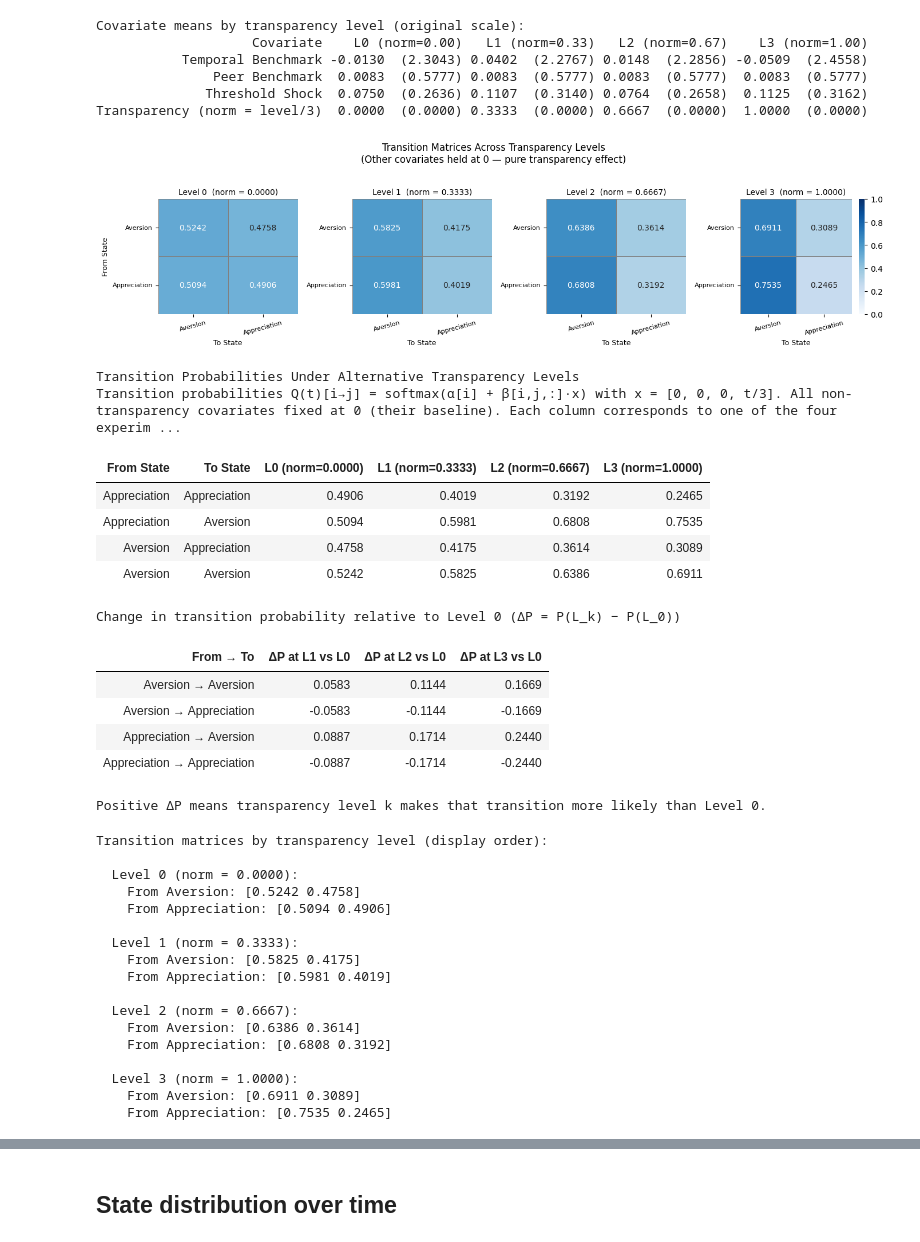
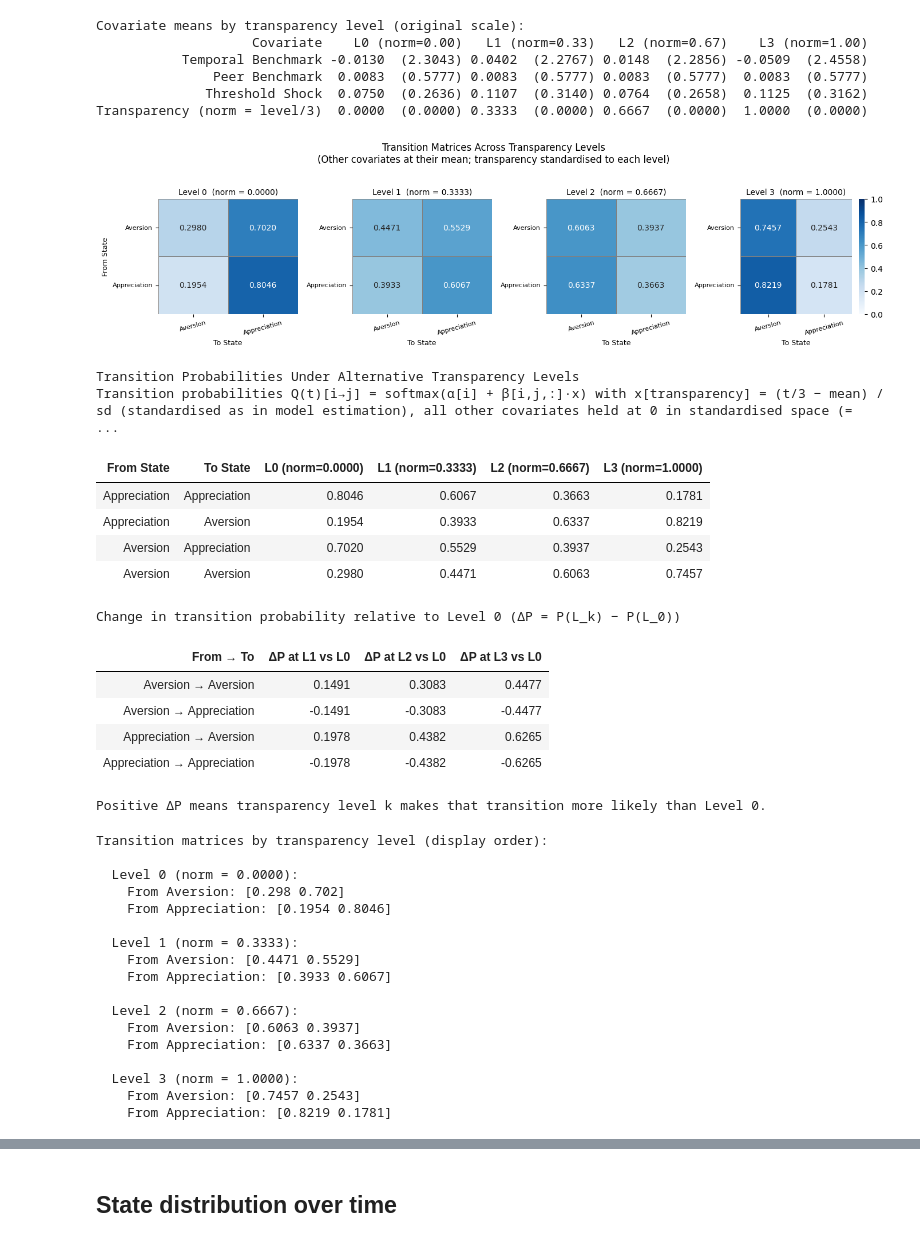
Before and after one commit to kaki1995/Triadic-Human-AI-Delegation, a Jupyter notebook: data_analysis/results_analysis_4 covariates.ipynb, the cells around one changed output, grey strips where cells are left out. Cells and saved outputs as stored; diff of their text form; code cells hidden in the pictures.

```diff
--- a/data_analysis/results_analysis_4 covariates.ipynb
+++ b/data_analysis/results_analysis_4 covariates.ipynb
@@ -1487,13 +1487,12 @@ Transparency (norm = level/3)  0.0000  (0.0000) 0.3333  (0.0000) 0.6667  (0.0000
 # Transition Probabilities Under Alternative Transparency Levels
 #
 #   For each transparency level t ∈ {0, 1, 2, 3}:
-#     x = [0, 0, 0, t/3]   (other covariates held at 0)
+#     t_norm = t / 3.0   (raw normalized value)
+#     x[t_idx] = (t_norm - x_sc.mean_[t_idx]) / x_sc.scale_[t_idx]
+#               (standardised, as the model was fit on standardised X)
+#     Other covariates held at 0 in standardised space (= their mean).
 #     logits[i,j] = α[i,j] + Σ_p β[i,j,p] * x[p]
-#               = α[i,j] + β[i,j,3] * (t/3)
 #     Q(t)[i,:] = softmax(logits[i,:])
-#
-#   This isolates the pure transparency-level effect on
-#   state transitions (all other covariates at their baseline =0).
 # ============================================================
 
 import numpy as np
@@ -1512,6 +1511,10 @@ _P     = _beta.shape[2]
 # Covariate index for transparency_level_norm (always last = P-1)
 _t_idx = _P - 1
 
+# Standardisation parameters for transparency_level_norm
+_t_mean  = float(x_sc.mean_[_t_idx])
+_t_scale = float(x_sc.scale_[_t_idx])
+
 # State labels in display order
 _labels = [label_map[s] for s in state_order_1idx]
 
@@ -1523,7 +1526,7 @@ trans_matrices = {}                  # keyed by raw level integer
 
 for t_raw, t_norm in zip(transparency_levels, transparency_norm):
     x = np.zeros(_P)
-    x[_t_idx] = t_norm              # only transparency varies; rest = 0
+    x[_t_idx] = (t_norm - _t_mean) / _t_scale   # standardised value
 
     Q_t = np.zeros((_J, _J))
     for i in range(_J):
@@ -1568,7 +1571,7 @@ for ax, t_raw in zip(axes, transparency_levels):
 
 fig.suptitle(
     "Transition Matrices Across Transparency Levels\n"
-    "(Other covariates held at 0 — pure transparency effect)",
+    "(Other covariates at their mean; transparency standardised to each level)",
     fontsize=12, y=1.03
 )
 plt.tight_layout()
@@ -1609,10 +1612,10 @@ html_parts = []
 html_parts.append(
     "<h4>Transition Probabilities Under Alternative Transparency Levels</h4>"
     "<p style='font-size:0.85em;color:#555;'>"
-    "Transition probabilities Q(t)[i→j] = softmax(α[i] + β[i,j,:]·x) "
-    "with x = [0, 0, 0, t/3]. All non-transparency covariates fixed at 0 "
-    "(their baseline). Each column corresponds to one of the four "
-    "experimental transparency levels.</p>"
+    "Transition probabilities Q(t)[i→j] = softmax(α[i] + β[i,j,:]·x) with "
+    "x[transparency] = (t/3 − mean) / sd (standardised as in model estimation), "
+    "all other covariates held at 0 in standardised space (= their sample mean). "
+    "Each column corresponds to one of the four experimental transparency levels.</p>"
 )
 html_parts.append(
     pivot_trans.to_html(index=False, border=1, classes="table table-sm")
@@ -1645,62 +1648,62 @@ for pair in pair_labels:
     changes_data.append(r)
 
 changes_df = pd.DataFrame(changes_data)
 
 html_parts.append(
     "<br><b>Change in transition probability relative to Level 0 (ΔP = P(L_k) − P(L_0))</b>"
 )
 html_parts.append(
     changes_df.to_html(index=False, border=1, classes="table table-sm", na_rep="–")
 )
 html_parts.append(
     "<p style='font-size:0.80em;color:#888;'>"
     "Positive ΔP means transparency level k makes that transition more likely "
     "than Level 0.</p>"
 )
 
 display(HTML("\n".join(html_parts)))
 
 # Quick console summary
 print("\nTransition matrices by transparency level (display order):")
 for t_raw in transparency_levels:
     Q_t = trans_matrices[t_raw]
     Q_disp = Q_t[np.ix_(
         [s - 1 for s in state_order_1idx],
         [s - 1 for s in state_order_1idx]
     )]
     print(f"\n  Level {t_raw} (norm = {t_raw/3:.4f}):")
     for i, fl in enumerate(_labels):
         print(f"    From {fl}: {np.round(Q_disp[i], 4)}")
 # %% [output]
-[figure, old version]
+[figure, new version]
 Transition Probabilities Under Alternative Transparency Levels
-Transition probabilities Q(t)[i→j] = softmax(α[i] + β[i,j,:]·x) with x = [0, 0, 0, t/3]. All non-transparency covariates fixed at 0 (their baseline). Each column corresponds to one of the four experim ...
+Transition probabilities Q(t)[i→j] = softmax(α[i] + β[i,j,:]·x) with x[transparency] = (t/3 − mean) / sd (standardised as in model estimation), all other covariates held at 0 in standardised space (=  ...
 | From State | To State | L0 (norm=0.0000) | L1 (norm=0.3333) | L2 (norm=0.6667) | L3 (norm=1.0000) |
-| Appreciation | Appreciation | 0.4906 | 0.4019 | 0.3192 | 0.2465 |
-| Appreciation | Aversion | 0.5094 | 0.5981 | 0.6808 | 0.7535 |
-| Aversion | Appreciation | 0.4758 | 0.4175 | 0.3614 | 0.3089 |
-| Aversion | Aversion | 0.5242 | 0.5825 | 0.6386 | 0.6911 |
+| Appreciation | Appreciation | 0.8046 | 0.6067 | 0.3663 | 0.1781 |
+| Appreciation | Aversion | 0.1954 | 0.3933 | 0.6337 | 0.8219 |
+| Aversion | Appreciation | 0.7020 | 0.5529 | 0.3937 | 0.2543 |
+| Aversion | Aversion | 0.2980 | 0.4471 | 0.6063 | 0.7457 |
 Change in transition probability relative to Level 0 (ΔP = P(L_k) − P(L_0))
 | From → To | ΔP at L1 vs L0 | ΔP at L2 vs L0 | ΔP at L3 vs L0 |
-| Aversion → Aversion | 0.0583 | 0.1144 | 0.1669 |
-| Aversion → Appreciation | -0.0583 | -0.1144 | -0.1669 |
-| Appreciation → Aversion | 0.0887 | 0.1714 | 0.2440 |
-| Appreciation → Appreciation | -0.0887 | -0.1714 | -0.2440 |
+| Aversion → Aversion | 0.1491 | 0.3083 | 0.4477 |
+| Aversion → Appreciation | -0.1491 | -0.3083 | -0.4477 |
+| Appreciation → Aversion | 0.1978 | 0.4382 | 0.6265 |
+| Appreciation → Appreciation | -0.1978 | -0.4382 | -0.6265 |
 Positive ΔP means transparency level k makes that transition more likely than Level 0.
 Transition matrices by transparency level (display order):
 
   Level 0 (norm = 0.0000):
-    From Aversion: [0.5242 0.4758]
-    From Appreciation: [0.5094 0.4906]
+    From Aversion: [0.298 0.702]
+    From Appreciation: [0.1954 0.8046]
 
   Level 1 (norm = 0.3333):
-    From Aversion: [0.5825 0.4175]
-    From Appreciation: [0.5981 0.4019]
+    From Aversion: [0.4471 0.5529]
+    From Appreciation: [0.3933 0.6067]
 
   Level 2 (norm = 0.6667):
-    From Aversion: [0.6386 0.3614]
-    From Appreciation: [0.6808 0.3192]
+    From Aversion: [0.6063 0.3937]
+    From Appreciation: [0.6337 0.3663]
 
   Level 3 (norm = 1.0000):
-    From Aversion: [0.6911 0.3089]
-    From Appreciation: [0.7535 0.2465]
+    From Aversion: [0.7457 0.2543]
+    From Appreciation: [0.8219 0.1781]
```
Also changed, not shown: parts of 4 cells of this notebook.
